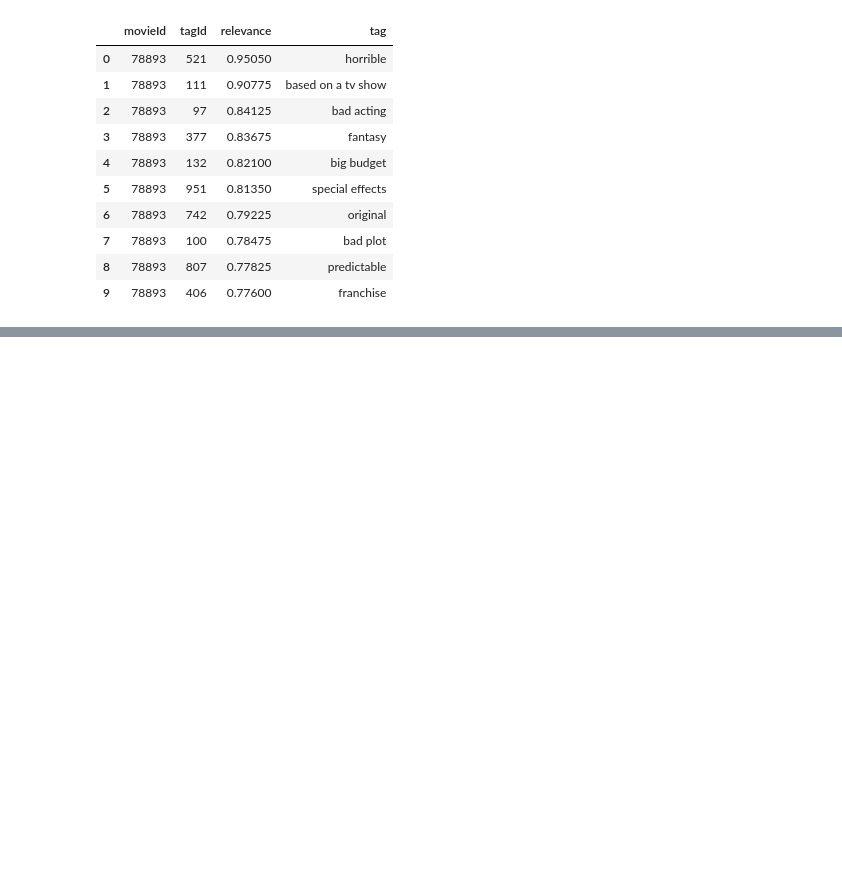
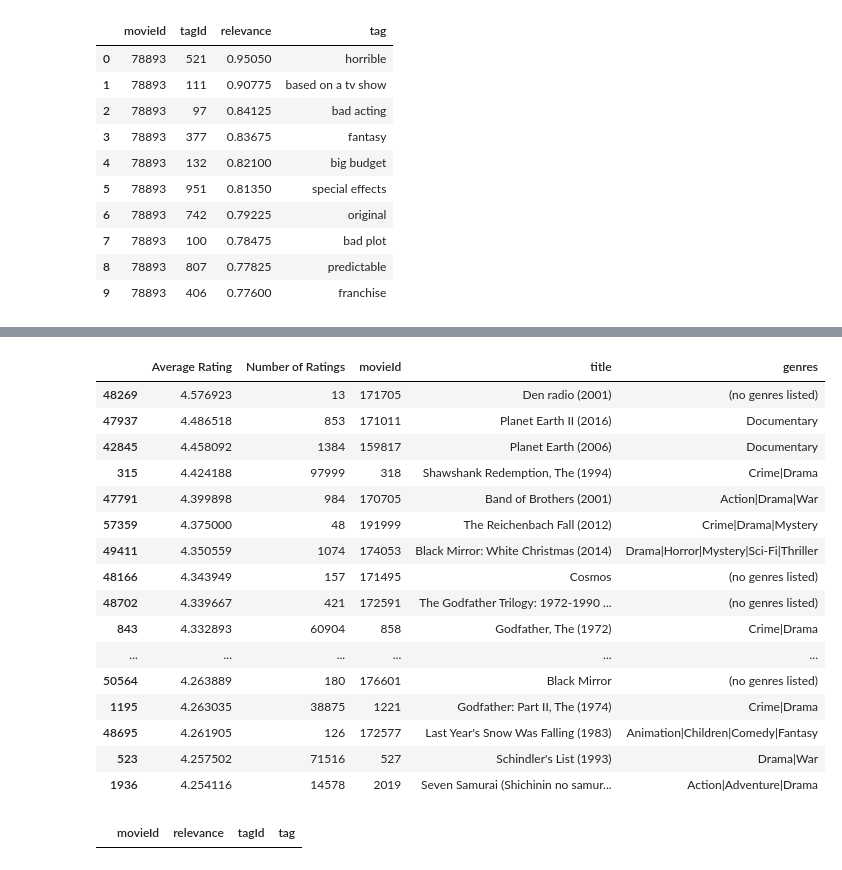
Before and after one commit to ch00226855/CMP464788Spring2023, a Jupyter notebook: Week13_GroupByMechanics.ipynb, the cells around one changed output, grey strips where cells are left out. Drawn from its saved outputs; the diff is of its cells as text; code cells hidden in the pictures; blank space fills up the shorter version.

```diff
--- a/Week13_GroupByMechanics.ipynb
+++ b/Week13_GroupByMechanics.ipynb
@@ -453,0 +630,4 @@ scores_subset.sort_values('relevance', ascending=False).merge(tags, on='tagId').
+# %%
+# Combine average ratings with number of ratings.
+movie_data = pd.merge(avg_ratings, num_ratings, left_index=True, right_index=True)
+movie_data.head(10)
@@ -453,0 +669,4 @@ scores_subset.sort_values('relevance', ascending=False).merge(tags, on='tagId').
+# %%
+# Let's find out how many movies have fewer than 10 ratings.
+movies_with_few_ratings = movie_data[movie_data['Number of Ratings'] < 10]
+movies_with_few_ratings.shape
@@ -453,0 +675,6 @@ scores_subset.sort_values('relevance', ascending=False).merge(tags, on='tagId').
+# %%
+# Let's remove these movies from movie_data
+movie_data = movie_data.drop(movies_with_few_ratings.index, axis=0)
+# %%
+movie_top20 = movie_data.sort_values('Average Rating', ascending=False).head(20)
+movie_top20
@@ -453,0 +700,26 @@ scores_subset.sort_values('relevance', ascending=False).merge(tags, on='tagId').
+# %%
+# Add titles to these rows.
+pd.merge(movie_top20, movies, left_index=True, right_on="movieId")
+# %% [output]
+|  | Average Rating | Number of Ratings | movieId | title | genres |
+| 48269 | 4.576923 | 13 | 171705 | Den radio (2001) | (no genres listed) |
+| 47937 | 4.486518 | 853 | 171011 | Planet Earth II (2016) | Documentary |
+| 42845 | 4.458092 | 1384 | 159817 | Planet Earth (2006) | Documentary |
+| 315 | 4.424188 | 97999 | 318 | Shawshank Redemption, The (1994) | Crime|Drama |
+| 47791 | 4.399898 | 984 | 170705 | Band of Brothers (2001) | Action|Drama|War |
+| 57359 | 4.375000 | 48 | 191999 | The Reichenbach Fall (2012) | Crime|Drama|Mystery |
+| 49411 | 4.350559 | 1074 | 174053 | Black Mirror: White Christmas (2014) | Drama|Horror|Mystery|Sci-Fi|Thriller |
+| 48166 | 4.343949 | 157 | 171495 | Cosmos | (no genres listed) |
+| 48702 | 4.339667 | 421 | 172591 | The Godfather Trilogy: 1972-1990 ... | (no genres listed) |
+| 843 | 4.332893 | 60904 | 858 | Godfather, The (1972) | Crime|Drama |
+| ... | ... | ... | ... | ... | ... |
+| 50564 | 4.263889 | 180 | 176601 | Black Mirror | (no genres listed) |
+| 1195 | 4.263035 | 38875 | 1221 | Godfather: Part II, The (1974) | Crime|Drama |
+| 48695 | 4.261905 | 126 | 172577 | Last Year's Snow Was Falling (1983) | Animation|Children|Comedy|Fantasy |
+| 523 | 4.257502 | 71516 | 527 | Schindler's List (1993) | Drama|War |
+| 1936 | 4.254116 | 14578 | 2019 | Seven Samurai (Shichinin no samur... | Action|Adventure|Drama |
+# %%
+# Some of these movies are not well-known. Let's learn about them
+get_related_tags('The Reichenbach Fall')
+# %% [output]
+|  | movieId | relevance | tagId | tag |
```
Also changed, not shown: parts of 42 cells of this notebook.
